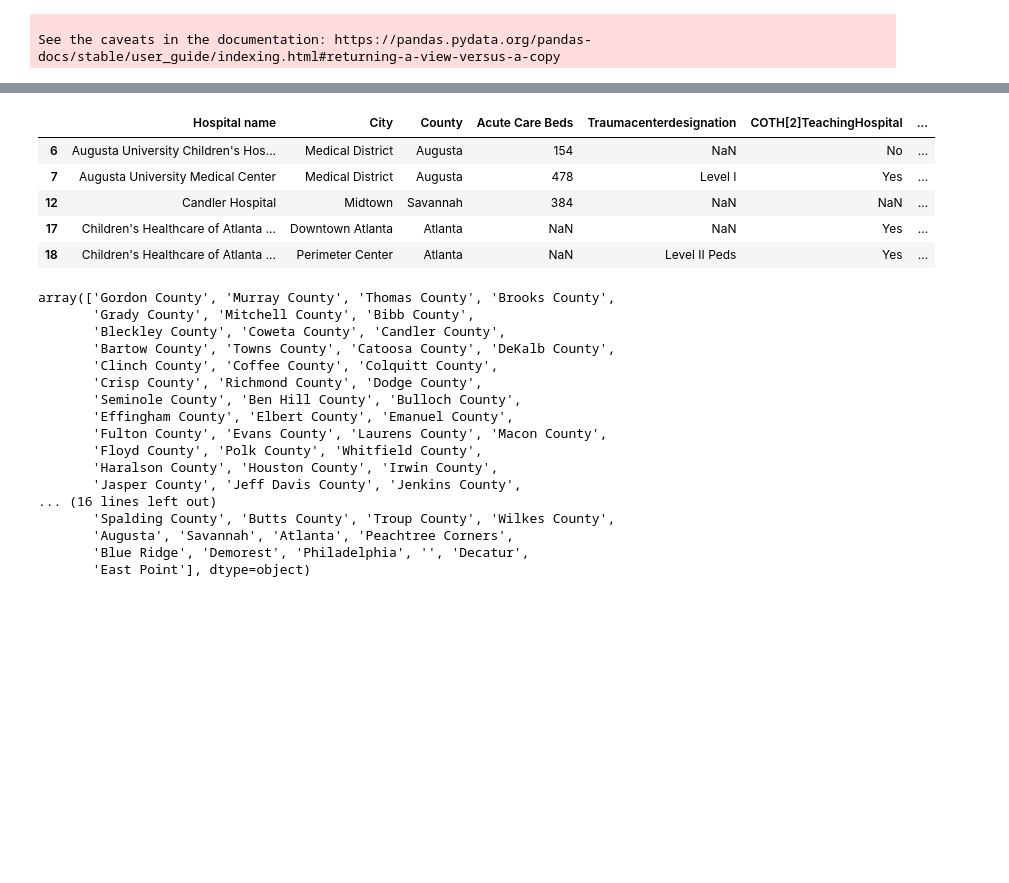
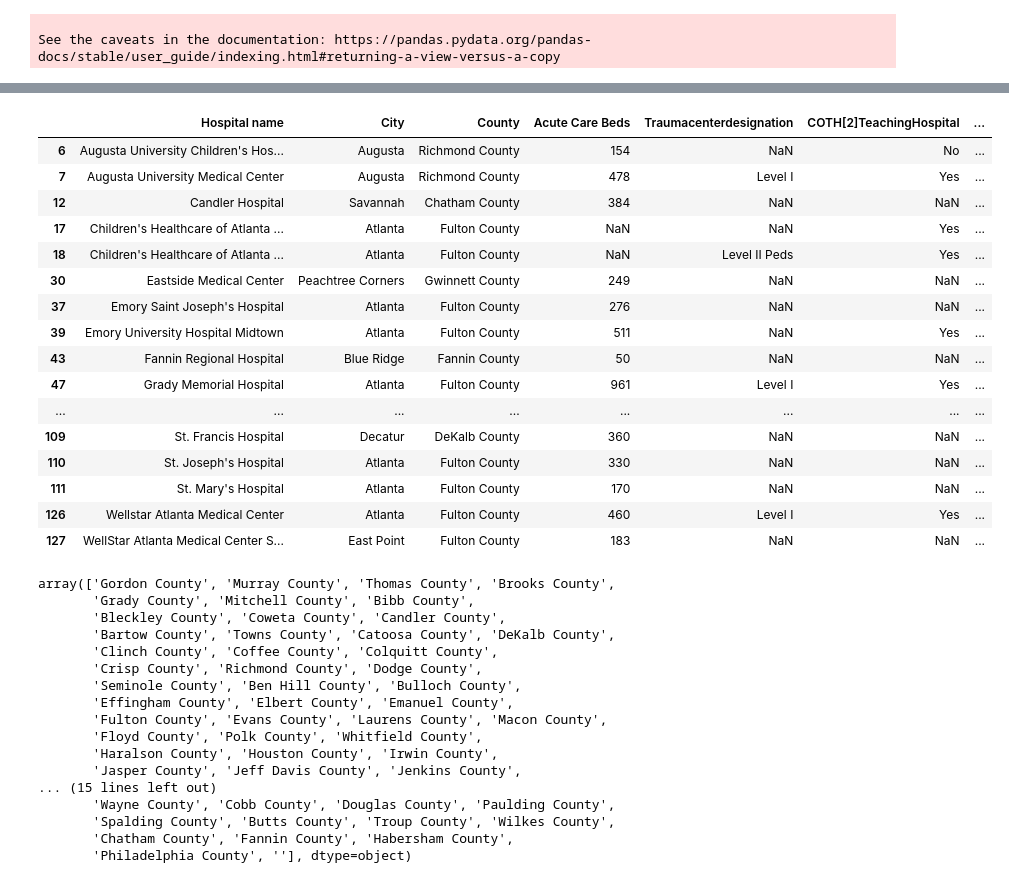
Before and after one commit to jtilenis/Data_Scavengers, a Jupyter notebook: hospital_api.ipynb, the cells around one changed output, grey strips where cells are left out. Cells and saved outputs as stored; diff of their text form; code cells hidden in the pictures; blank space fills up the shorter version.

```diff
--- a/hospital_api.ipynb
+++ b/hospital_api.ipynb
@@ -195,15 +195,15 @@ for index, row in fix_hospitals.iterrows():
         response = requests.get(url, params=params).json()
         lat = response['result']['geometry']['location']['lat']
         long = response['result']['geometry']['location']['lng']
-        street_number = response['result']['address_components'][0]['long_name']
-        street_name = response['result']['address_components'][1]['long_name']
+        street_number = response['result']['address_components'][1]['long_name']
+        street_name = response['result']['address_components'][2]['long_name']
         address = f"{street_number} {street_name}"
 
 
-        city = response['result']['address_components'][2]['long_name']
-        county = response['result']['address_components'][3]['long_name']
-        state = response['result']['address_components'][4]['long_name']
-        zip_code = response['result']['address_components'][6]['long_name']
+        city = response['result']['address_components'][3]['long_name']
+        county = response['result']['address_components'][4]['long_name']
+        state = response['result']['address_components'][5]['long_name']
+        zip_code = response['result']['address_components'][7]['long_name']
         full_address = response['result']['formatted_address']
 
         #Putting new values in Hospital DF
@@ -239,13 +301,24 @@ See the caveats in the documentation: https://pandas.pydata.org/pandas-docs/stab
 # %%
 #Verifying data is fixed for fix_hospitals df
-fix_hospitals.head()
+fix_hospitals
 # %% [output]
 |  | Hospital name | City | County | Acute Care Beds | Traumacenterdesignation | COTH[2]TeachingHospital | ... |
-| 6 | Augusta University Children's Hos... | Medical District | Augusta | 154 | NaN | No | ... |
-| 7 | Augusta University Medical Center | Medical District | Augusta | 478 | Level I | Yes | ... |
-| 12 | Candler Hospital | Midtown | Savannah | 384 | NaN | NaN | ... |
-| 17 | Children's Healthcare of Atlanta ... | Downtown Atlanta | Atlanta | NaN | NaN | Yes | ... |
-| 18 | Children's Healthcare of Atlanta ... | Perimeter Center | Atlanta | NaN | Level II Peds | Yes | ... |
+| 6 | Augusta University Children's Hos... | Augusta | Richmond County | 154 | NaN | No | ... |
+| 7 | Augusta University Medical Center | Augusta | Richmond County | 478 | Level I | Yes | ... |
+| 12 | Candler Hospital | Savannah | Chatham County | 384 | NaN | NaN | ... |
+| 17 | Children's Healthcare of Atlanta ... | Atlanta | Fulton County | NaN | NaN | Yes | ... |
+| 18 | Children's Healthcare of Atlanta ... | Atlanta | Fulton County | NaN | Level II Peds | Yes | ... |
+| 30 | Eastside Medical Center | Peachtree Corners | Gwinnett County | 249 | NaN | NaN | ... |
+| 37 | Emory Saint Joseph's Hospital | Atlanta | Fulton County | 276 | NaN | NaN | ... |
+| 39 | Emory University Hospital Midtown | Atlanta | Fulton County | 511 | NaN | Yes | ... |
+| 43 | Fannin Regional Hospital | Blue Ridge | Fannin County | 50 | NaN | NaN | ... |
+| 47 | Grady Memorial Hospital | Atlanta | Fulton County | 961 | Level I | Yes | ... |
+| ... | ... | ... | ... | ... | ... | ... | ... |
+| 109 | St. Francis Hospital | Decatur | DeKalb County | 360 | NaN | NaN | ... |
+| 110 | St. Joseph's Hospital | Atlanta | Fulton County | 330 | NaN | NaN | ... |
+| 111 | St. Mary's Hospital | Atlanta | Fulton County | 170 | NaN | NaN | ... |
+| 126 | Wellstar Atlanta Medical Center | Atlanta | Fulton County | 460 | Level I | Yes | ... |
+| 127 | WellStar Atlanta Medical Center S... | East Point | Fulton County | 183 | NaN | NaN | ... |
 # %%
 #Concatenating the two DF's back together and printing, doing some checks
 cleaned_hospitals = pd.concat([correct_hospitals, fix_hospitals])
@@ -266,11 +339,11 @@ array(['Gordon County', 'Murray County', 'Thomas County', 'Brooks County',
        'Floyd County', 'Polk County', 'Whitfield County',
        'Haralson County', 'Houston County', 'Irwin County',
        'Jasper County', 'Jeff Davis County', 'Jenkins County',
-... (16 lines left out)
+... (15 lines left out)
+       'Wayne County', 'Cobb County', 'Douglas County', 'Paulding County',
        'Spalding County', 'Butts County', 'Troup County', 'Wilkes County',
-       'Augusta', 'Savannah', 'Atlanta', 'Peachtree Corners',
-       'Blue Ridge', 'Demorest', 'Philadelphia', '', 'Decatur',
-       'East Point'], dtype=object)
+       'Chatham County', 'Fannin County', 'Habersham County',
+       'Philadelphia County', ''], dtype=object)
 # %%
 #Re-ordering the columns, dropping irrelevant columns
 del cleaned_hospitals['Traumacenterdesignation']
```
Also changed, not shown: parts of 29 cells of this notebook, 6 other files.
